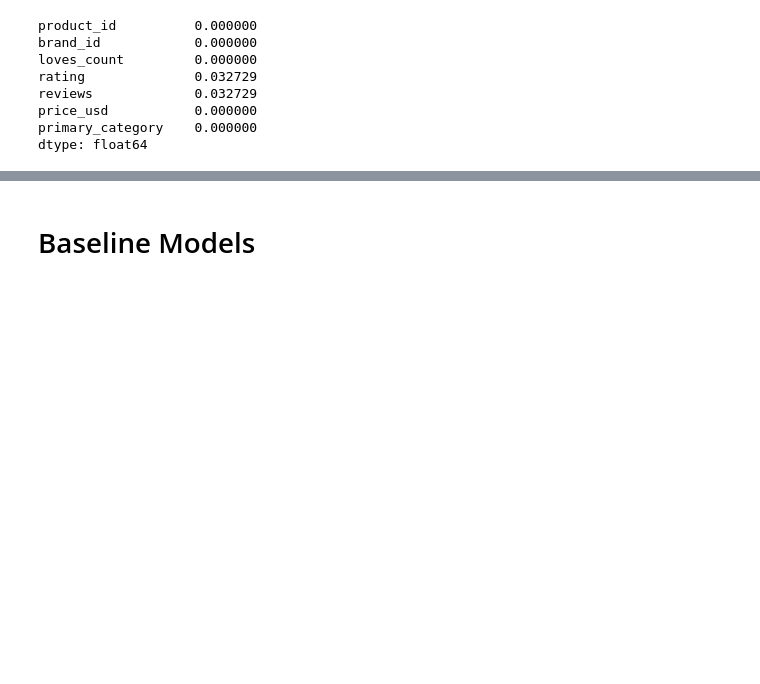
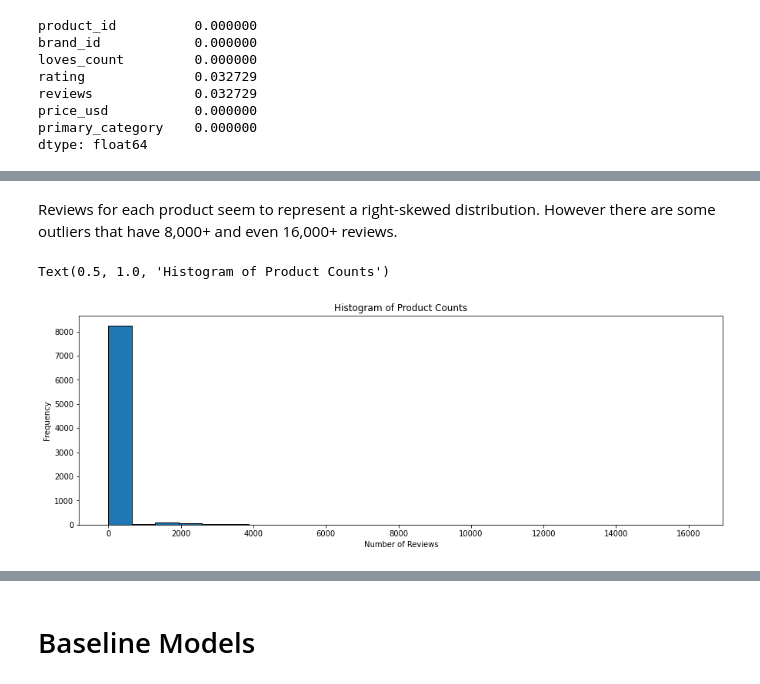
Before and after one commit to joshpuray/Sephora-Recommendation, a Jupyter notebook: model.ipynb, the cells around one changed output, grey strips where cells are left out. Saved outputs shown, nothing was run; the diff lists cells and outputs as text; code cells hidden in the pictures; blank space fills up the shorter version.

```diff
--- a/model.ipynb
+++ b/model.ipynb
@@ -93,0 +101,19 @@ Ratings are skewed to being more positive
+# %% [markdown]
+Reviews for each product seem to represent a right-skewed distribution. However there are some outliers that have 8,000+ and even 16,000+ reviews.
+# %%
+product_counts = reviews.groupby("product_id")["author_id"].count().to_dict()
+products["review_counts"] = products["product_id"].map(product_counts).fillna(0)
+
+# Set the size of the figure
+plt.figure(figsize=(15, 5))
+
+# Plotting the histogram
+plt.hist(products["review_counts"], edgecolor='black', bins=25)
+
+# Adding labels and title
+plt.xlabel('Number of Reviews')
+plt.ylabel('Frequency')
+plt.title('Histogram of Product Counts')
+# %% [output]
+Text(0.5, 1.0, 'Histogram of Product Counts')
+[figure, added]
```
Also changed, not shown: parts of 63 cells of this notebook.
